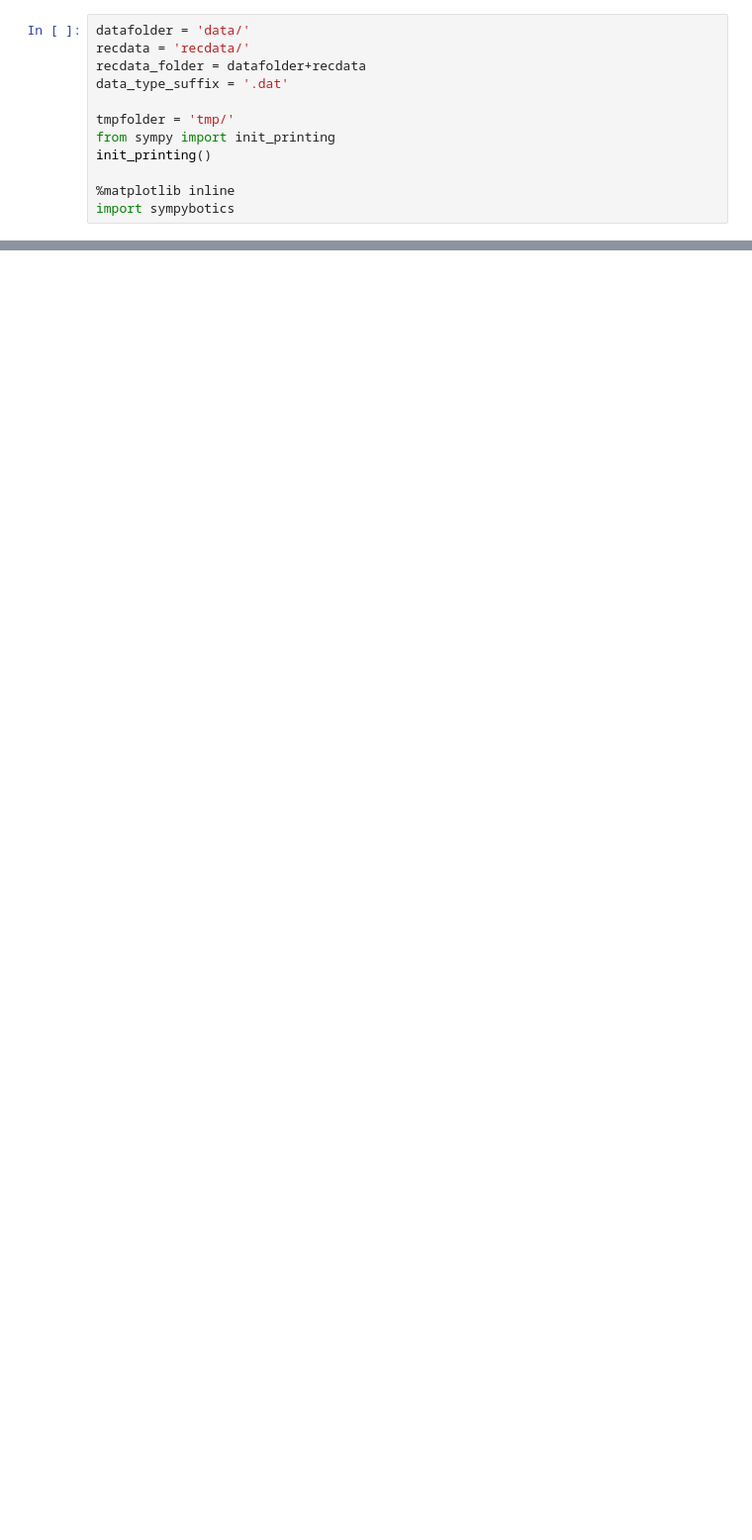
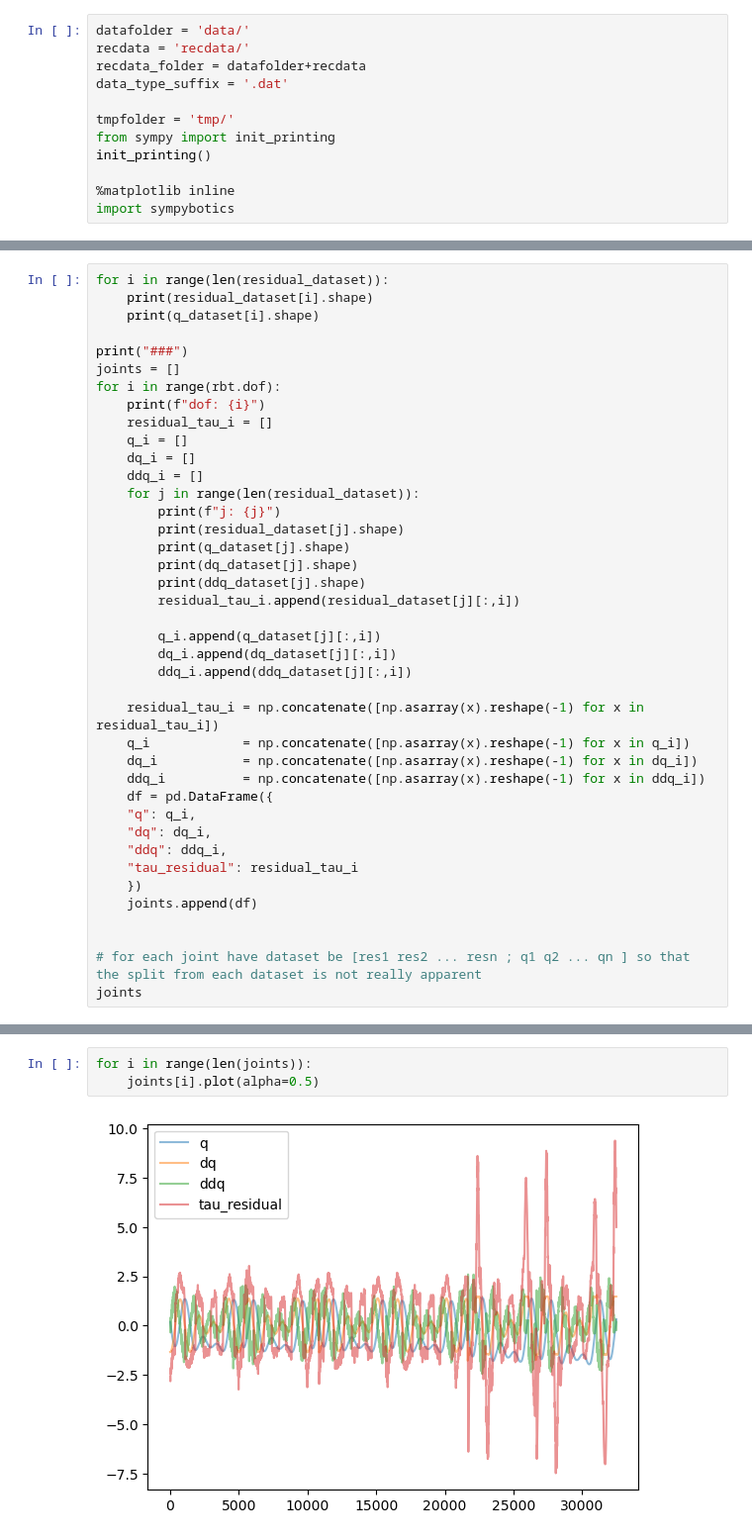
Before and after one commit to amir-noohian/feasible-dynamics-estimation, a Jupyter notebook: Feas-Ident-WAM4/create_residual_dataset.ipynb, the cells around one changed output, grey strips where cells are left out. Shown at 99% size. Cells and saved outputs as stored; diff of their text form; blank space fills up the shorter version.

```diff
--- a/Feas-Ident-WAM4/create_residual_dataset.ipynb
+++ b/Feas-Ident-WAM4/create_residual_dataset.ipynb
@@ -41,0 +259,40 @@ FileNotFoundError: [Errno 2] No such file or directory: 'data/recdata/rbtlog_4_d
+# %%
+for i in range(len(residual_dataset)):
+    print(residual_dataset[i].shape)
+    print(q_dataset[i].shape)
+
+print("###")
+joints = []
+for i in range(rbt.dof):
+    print(f"dof: {i}")
+    residual_tau_i = []
+    q_i = []
+    dq_i = []
+    ddq_i = []
+    for j in range(len(residual_dataset)):
+        print(f"j: {j}")
+        print(residual_dataset[j].shape)
+        print(q_dataset[j].shape)
+        print(dq_dataset[j].shape)
+        print(ddq_dataset[j].shape)
+        residual_tau_i.append(residual_dataset[j][:,i])
+
+        q_i.append(q_dataset[j][:,i])
+        dq_i.append(dq_dataset[j][:,i])
+        ddq_i.append(ddq_dataset[j][:,i])
+
+    residual_tau_i = np.concatenate([np.asarray(x).reshape(-1) for x in residual_tau_i])
+    q_i            = np.concatenate([np.asarray(x).reshape(-1) for x in q_i])
+    dq_i           = np.concatenate([np.asarray(x).reshape(-1) for x in dq_i])
+    ddq_i          = np.concatenate([np.asarray(x).reshape(-1) for x in ddq_i])
+    df = pd.DataFrame({
+    "q": q_i,
+    "dq": dq_i,
+    "ddq": ddq_i,
+    "tau_residual": residual_tau_i
+    })
+    joints.append(df)
+
+
+# for each joint have dataset be [res1 res2 ... resn ; q1 q2 ... qn ] so that the split from each dataset is not really apparent
+joints
@@ -41,0 +334,5 @@ FileNotFoundError: [Errno 2] No such file or directory: 'data/recdata/rbtlog_4_d
+# %%
+for i in range(len(joints)):
+    joints[i].plot(alpha=0.5)
+# %% [output]
+[figure, added]
```
Also changed, not shown: parts of 9 cells of this notebook, 2 other files.
